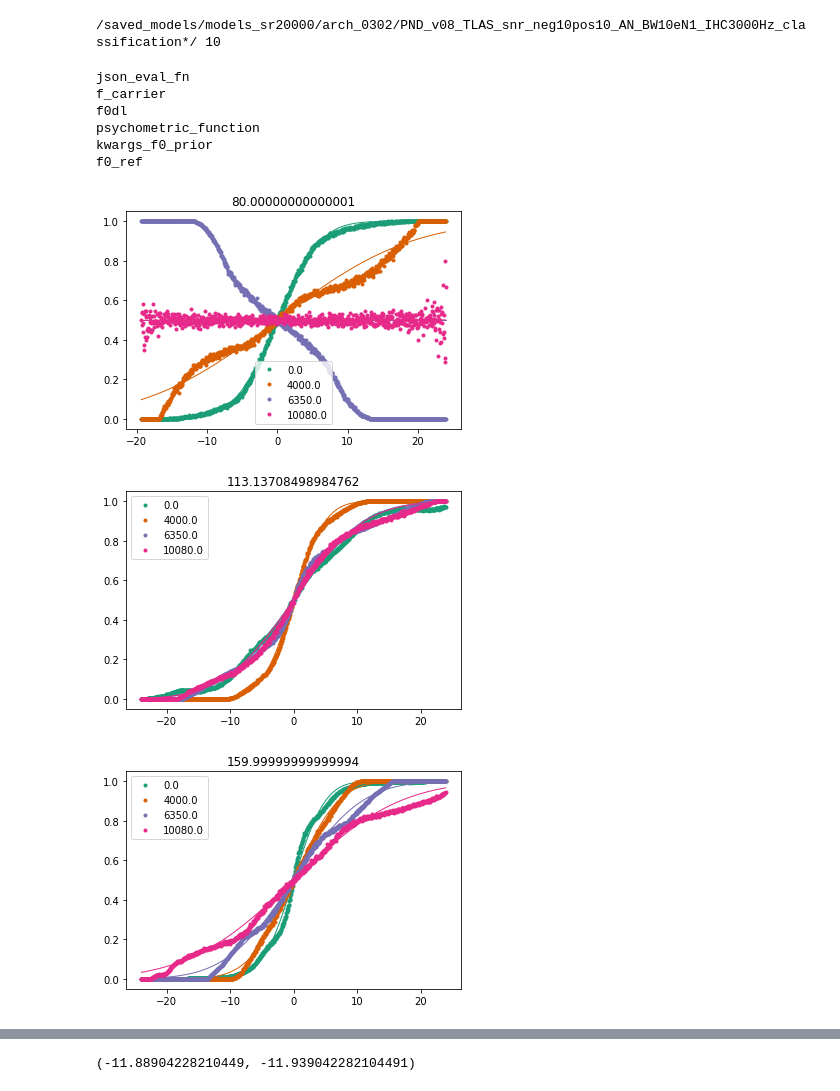
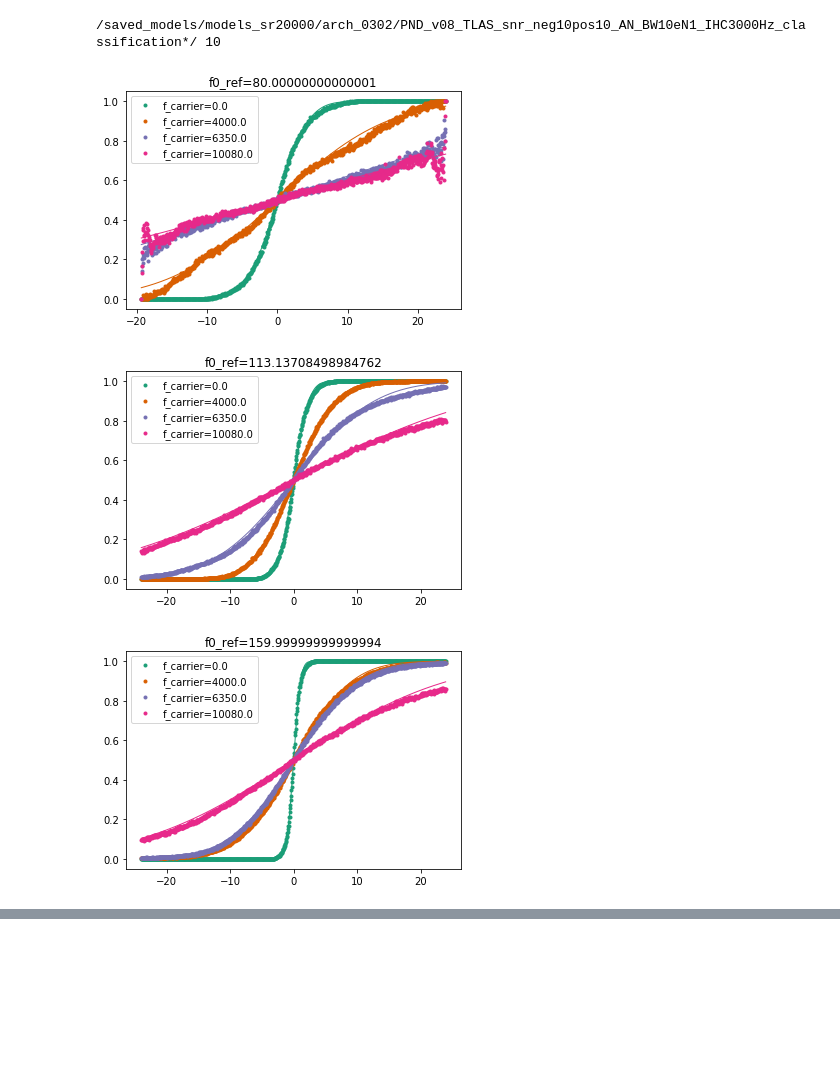
Before and after one commit to msaddler/pitchnet, a Jupyter notebook: assets_psychophysics/notebook_scratch_psychophysics.ipynb, the cells around one changed output, grey strips where cells are left out. Saved outputs shown, nothing was run; the diff lists cells and outputs as text; code cells hidden in the pictures; blank space fills up the shorter version.

Commit message:
generalized code for examining condition-specific psychometric functions and confusion matrices

```diff
--- a/assets_psychophysics/notebook_scratch_psychophysics.ipynb
+++ b/assets_psychophysics/notebook_scratch_psychophysics.ipynb
@@ -1783,7 +1783,7 @@ regex_model_dir = '/saved_models/models_sr20000/arch_0302/PND_v08_TLAS_snr_neg10
 # Specify results_dict basenames for each experiment
 experiment_to_basename_map = {
     'bernox2005': 'EVAL_SOFTMAX_bernox2005_FixedFilter_bestckpt_results_dict.json',
-    'transposedtones': 'EVAL_SOFTMAX_oxenham2004_080to320Hz_bestckpt_results_dict.json',
+    'transposedtones': 'EVAL_SOFTMAX_oxenham2004_080to320Hz_v01_bestckpt_results_dict.json',
     'freqshiftedcomplexes': 'EVAL_SOFTMAX_mooremoore2003_080to480Hz_bestckpt_results_dict.json',
     'mistunedharmonics': 'EVAL_SOFTMAX_MistunedHarm_v01_bestckpt_results_dict.json',
     'altphasecomplexes': 'EVAL_SOFTMAX_AltPhase_v01_bestckpt_results_dict.json',
@@ -1819,41 +1819,37 @@ print(regex_model_dir, len(list_model_dir))
 # %% [output]
 /saved_models/models_sr20000/arch_0302/PND_v08_TLAS_snr_neg10pos10_AN_BW10eN1_IHC3000Hz_classification*/ 10
 # %%
-rd0 = dict_results_dicts['transposedtones'][-3]
+experiment_key = 'transposedtones'
+key_outer = 'f0_ref'
+key_inner = 'f_carrier'
 
-for k in rd0.keys():
-    print(k)
+# experiment_key = 'bernox2005'
+# key_outer = 'low_harm'
+# key_inner = 'phase_mode'
 
+rd0 = dict_results_dicts[experiment_key][-3]
 
 color_list = util_figures.get_color_list(8, cmap_name='Dark2')
 
-for f0_ref in np.unique(rd0['f0_ref']):
+for val_outer in np.unique(rd0[key_outer]):
     plt.figure()
-    for cidx, f_carrier in enumerate(np.unique(rd0['f_carrier'])):
-        IDX = np.logical_and(np.array(rd0['f_carrier']) == f_carrier,
-                             np.array(rd0['f0_ref']) == f0_ref)
+    for cidx, val_inner in enumerate(np.unique(rd0[key_inner])):
+        IDX = np.logical_and(np.array(rd0[key_outer]) == val_outer,
+                             np.array(rd0[key_inner]) == val_inner)
 
         psy_d = np.array(rd0['psychometric_function'])[IDX][0]
-
         x = np.array(psy_d['bins'])
         y = np.array(psy_d['bin_means'])
-
         normcdf = lambda _: scipy.stats.norm(psy_d['mu'], psy_d['sigma']).cdf(_)
-
-
-        plt.plot(x, y, '.', label=f_carrier, color=color_list[cidx])
+        plt.plot(x, y, '.',
+                 label='{}={}'.format(key_inner , val_inner),
+                 color=color_list[cidx])
         plt.plot(x, normcdf(x), '-', lw=1, color=color_list[cidx])
 
     plt.legend()
-    plt.title(f0_ref)
+    plt.title('{}={}'.format(key_outer , val_outer))
     plt.show()
 # %% [output]
-json_eval_fn
-f_carrier
-f0dl
-psychometric_function
-kwargs_f0_prior
-f0_ref
-[figure, old version]
+[figure, new version]
-[figure, old version]
+[figure, new version]
-[figure, old version]
+[figure, new version]
@@ -1862,8 +1858,3 @@ f0_ref
-# %%
-np.diff(x)
-x[2], x[1]
-# %% [output]
-(-11.88904228210449, -11.939042282104491)
 # %%
 import os
 import sys
```
Also changed, not shown: parts of 10 cells of this notebook.
